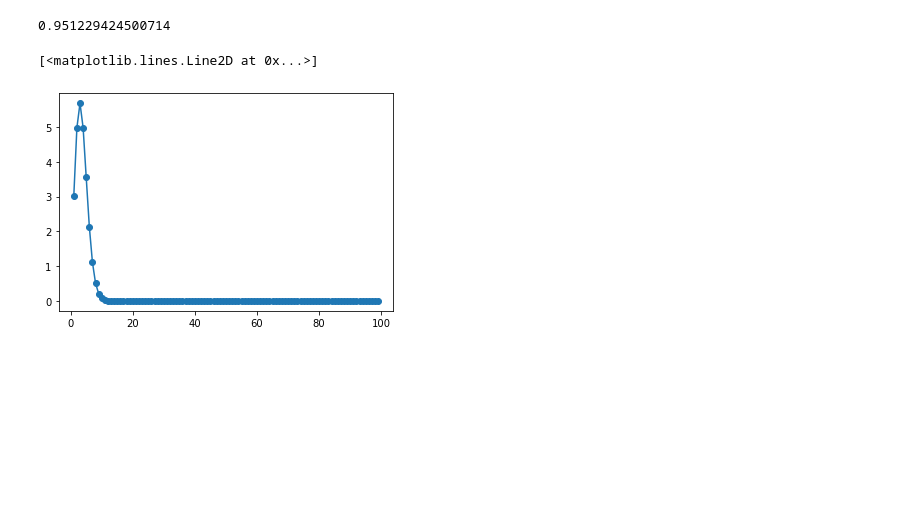
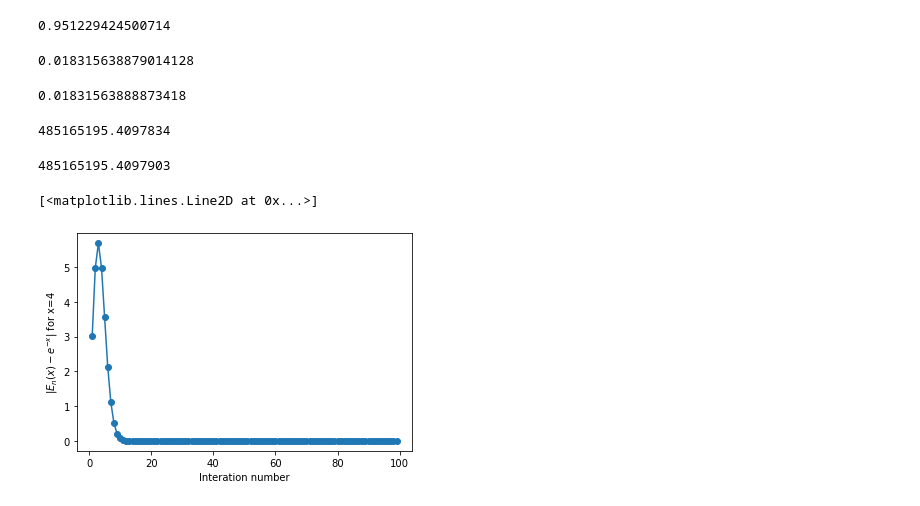
Before and after one commit to sudipniser/P346-Assignment-1, a Jupyter notebook: Assignment 1.ipynb, the cells around one changed output. Cells and saved outputs as stored; diff of their text form; code cells hidden in the pictures; blank space fills up the shorter version.

```diff
--- a/Assignment 1.ipynb
+++ b/Assignment 1.ipynb
@@ -155,9 +261,27 @@ np.exp(-0.05)
 # %% [output]
 0.951229424500714
+# %%
+expo(4,10)
+# %% [output]
+0.018315638879014128
+# %%
+math.exp(-4)
+# %% [output]
+0.01831563888873418
+# %%
+expo(-20,4)
+# %% [output]
+485165195.4097834
+# %%
+math.exp(20)
+# %% [output]
+485165195.4097903
 # %%
 x=[i for i in range(1,100)]
-y=[abs(E_n(4,j)-np.exp(-4)) for j in range(1,100)]
+y=[abs(E_n(4,j)-math.exp(-4)) for j in range(1,100)]
+plt.xlabel("Interation number(n)")
+plt.ylabel("$|E_n(x)-e^{-x}|$ for x=4")
 plt.plot(x,y,'-o')
 # %% [output]
 [<matplotlib.lines.Line2D at 0x...>]
-[figure, old version]
+[figure, new version]
```
Also changed, not shown: parts of 44 cells of this notebook.
